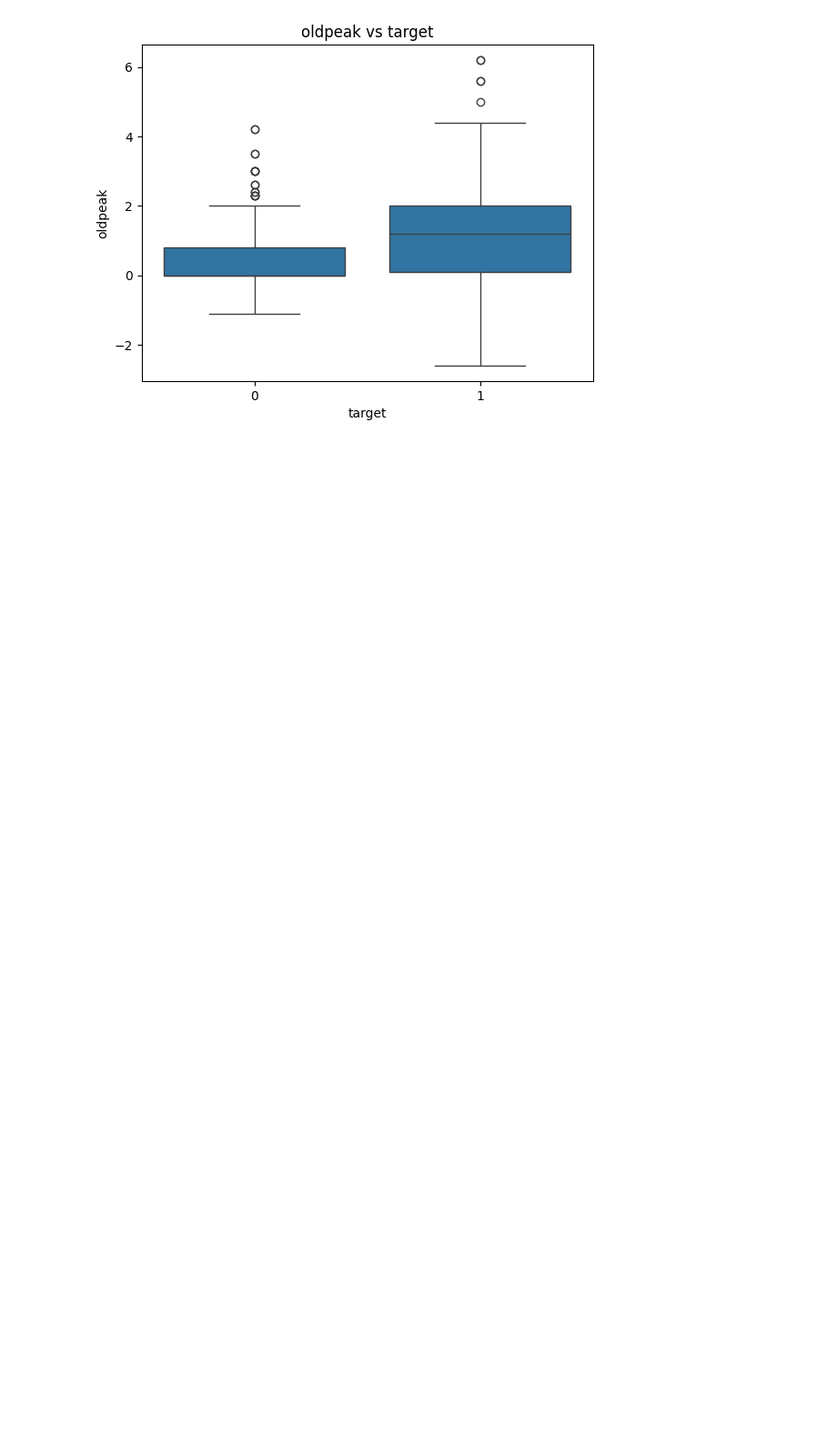
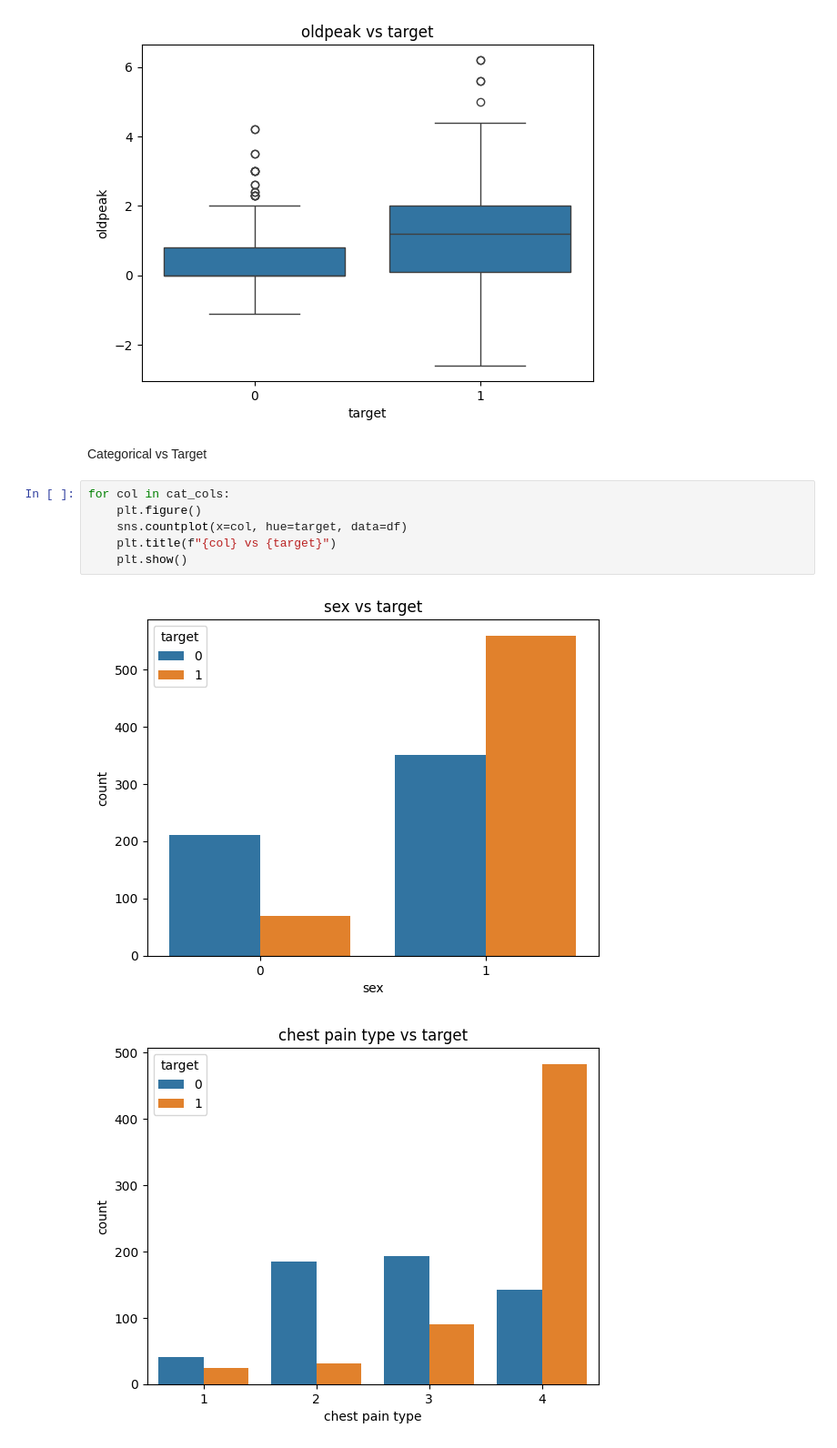
Before and after one commit to RajatDev18/Heart_disease_prediction_working, a Jupyter notebook: Notebooks/data_exploration.ipynb, the cells around one changed output. Shown at 91% size. Drawn from its saved outputs; the diff is of its cells as text; blank space fills up the shorter version.

```diff
--- a/Notebooks/data_exploration.ipynb
+++ b/Notebooks/data_exploration.ipynb
@@ -105,3 +105,14 @@ for col in num_cols:
 [figure]
 [figure]
 [figure]
+# %% [markdown]
+Categorical vs Target
+# %%
+for col in cat_cols:
+    plt.figure()
+    sns.countplot(x=col, hue=target, data=df)
+    plt.title(f"{col} vs {target}")
+    plt.show()
+# %% [output]
+[figure, added]
+[figure, added]
```
Also changed, not shown: parts of 8 cells of this notebook.
